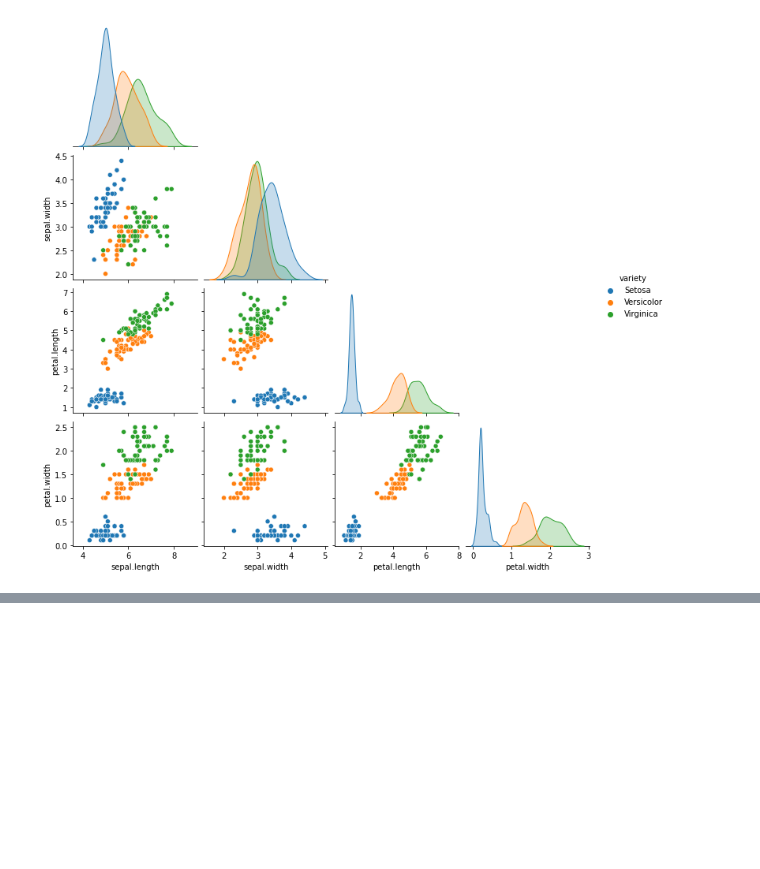
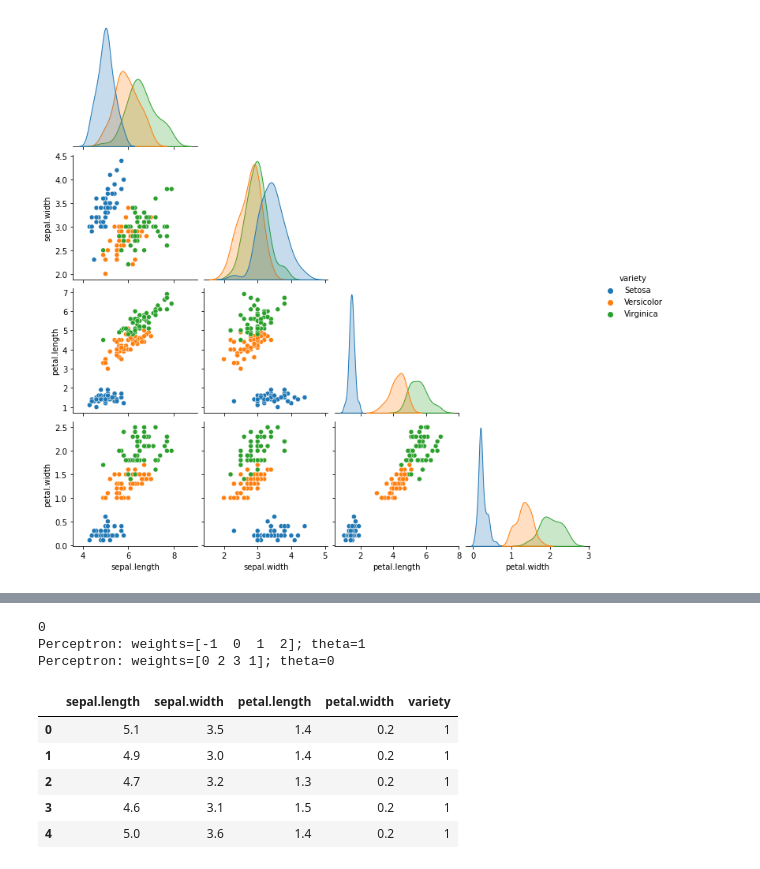
Before and after one commit to wojtekolesinski/ml-models, a Jupyter notebook: perceptron/perceptron.ipynb, the cells around one changed output, grey strips where cells are left out. Drawn from its saved outputs; the diff is of its cells as text; code cells hidden in the pictures; blank space fills up the shorter version.

```diff
--- a/knn/jupyter/knn.ipynb
+++ b/perceptron/perceptron.ipynb
@@ -114,0 +54,26 @@ plt.show()
+# %%
+perceptron = Perceptron(4, 1)
+perceptron.weights_vector = np.array([-1,0,1,2])
+perceptron.theta = 1
+
+print(perceptron(np.array([1,2,2,-1])))
+print(perceptron)
+perceptron.train(np.array([1,2,2,-1]), 1)
+print(perceptron)
+# %% [output]
+0
+Perceptron: weights=[-1  0  1  2]; theta=1
+Perceptron: weights=[0 2 3 1]; theta=0
+# %%
+with warnings.catch_warnings():
+    warnings.filterwarnings('ignore')
+
+    iris_no_versicolor.loc[:, 'variety'] = iris_no_versicolor.variety.apply(lambda x: 1 if x == 'Setosa' else 0)
+iris_no_versicolor.head()
+# %% [output]
+|  | sepal.length | sepal.width | petal.length | petal.width | variety |
+| 0 | 5.1 | 3.5 | 1.4 | 0.2 | 1 |
+| 1 | 4.9 | 3.0 | 1.4 | 0.2 | 1 |
+| 2 | 4.7 | 3.2 | 1.3 | 0.2 | 1 |
+| 3 | 4.6 | 3.1 | 1.5 | 0.2 | 1 |
+| 4 | 5.0 | 3.6 | 1.4 | 0.2 | 1 |
```
Also changed, not shown: parts of 16 cells of this notebook, 11 other files.
